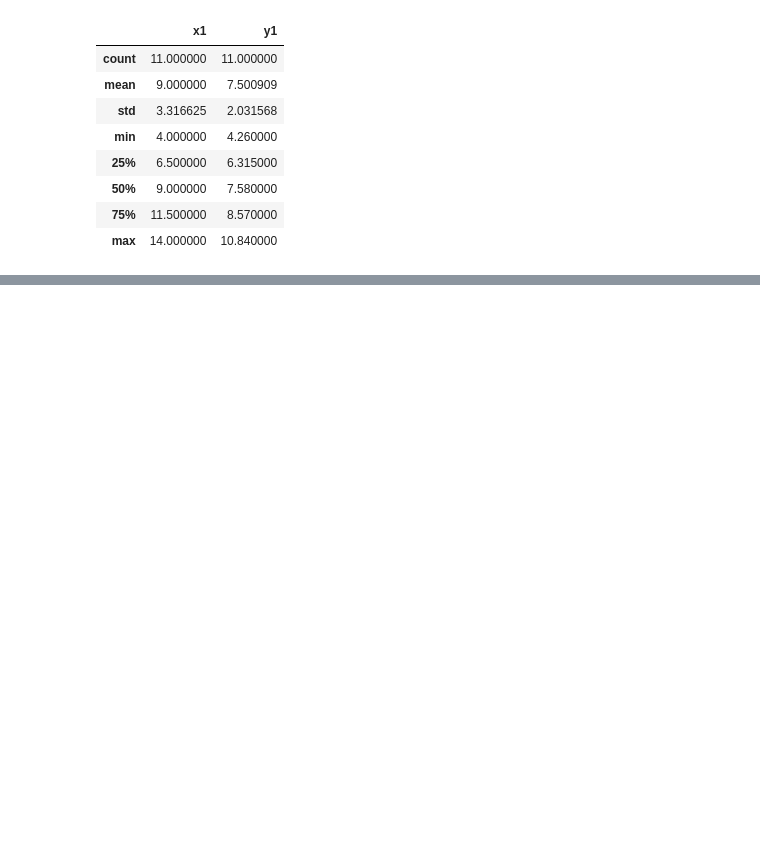
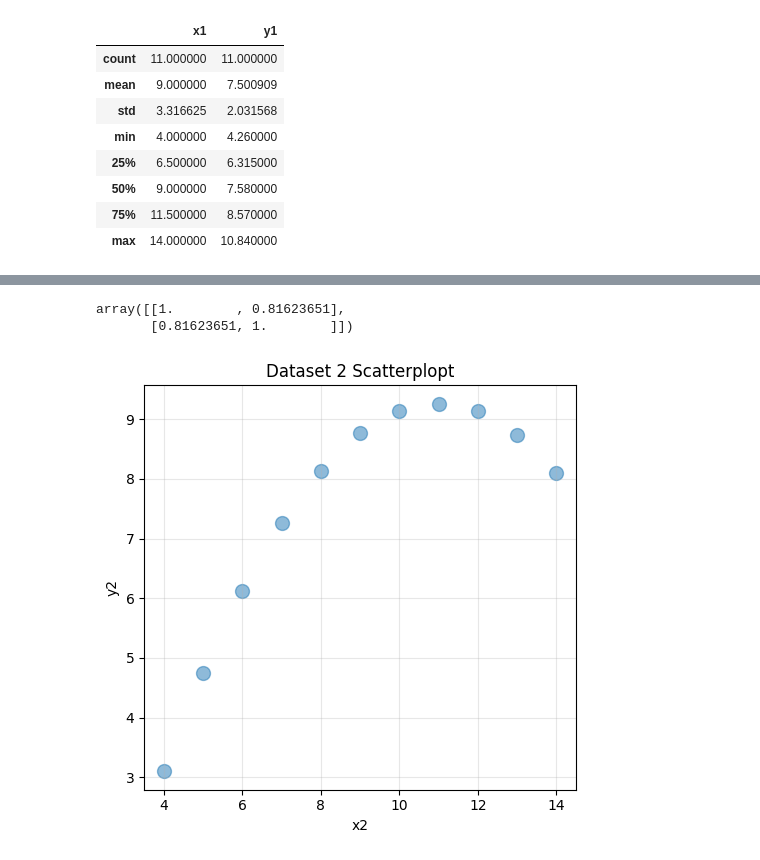
Before and after one commit to dabster108/DataScience-Lab-Sessions---BigData, a Jupyter notebook: Day03/Correlation.ipynb, the cells around one changed output, grey strips where cells are left out. Drawn from its saved outputs; the diff is of its cells as text; code cells hidden in the pictures; blank space fills up the shorter version.

```diff
--- a/Day03/Correlation.ipynb
+++ b/Day03/Correlation.ipynb
@@ -112,0 +131,3 @@ NameError: name 'datasdet1_pd' is not defined
+# %%
+dataset2 = anscombe_df.select('x2','y2')
+dataset2.show()
@@ -112,0 +165,3 @@ NameError: name 'datasdet1_pd' is not defined
+# %%
+dataset2_pd = dataset2.toPandas()
+dataset2_pd.describe()
@@ -112,0 +178,16 @@ NameError: name 'datasdet1_pd' is not defined
+# %%
+correlation = np.corrcoef(dataset2_pd['x2'],dataset2_pd['y2'])
+correlation
+# %% [output]
+array([[1.        , 0.81623651],
+       [0.81623651, 1.        ]])
+# %%
+plt.figure(figsize =(5,5))
+plt.scatter(dataset2_pd['x2'],dataset2_pd['y2'], alpha = 0.5 , s =100)
+plt.xlabel('x2')
+plt.ylabel('y2')
+plt.title("Dataset 2 Scatterplopt")
+plt.grid(True, alpha = 0.3)
+plt.tight_layout()
+# %% [output]
+[figure, added]
```
Also changed, not shown: parts of 19 cells of this notebook.
